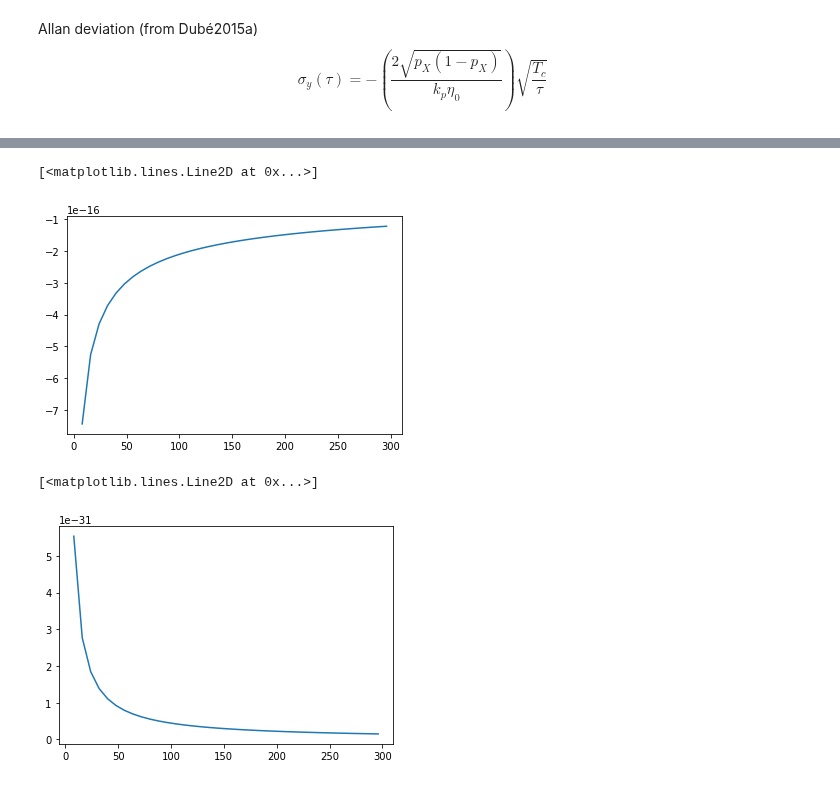
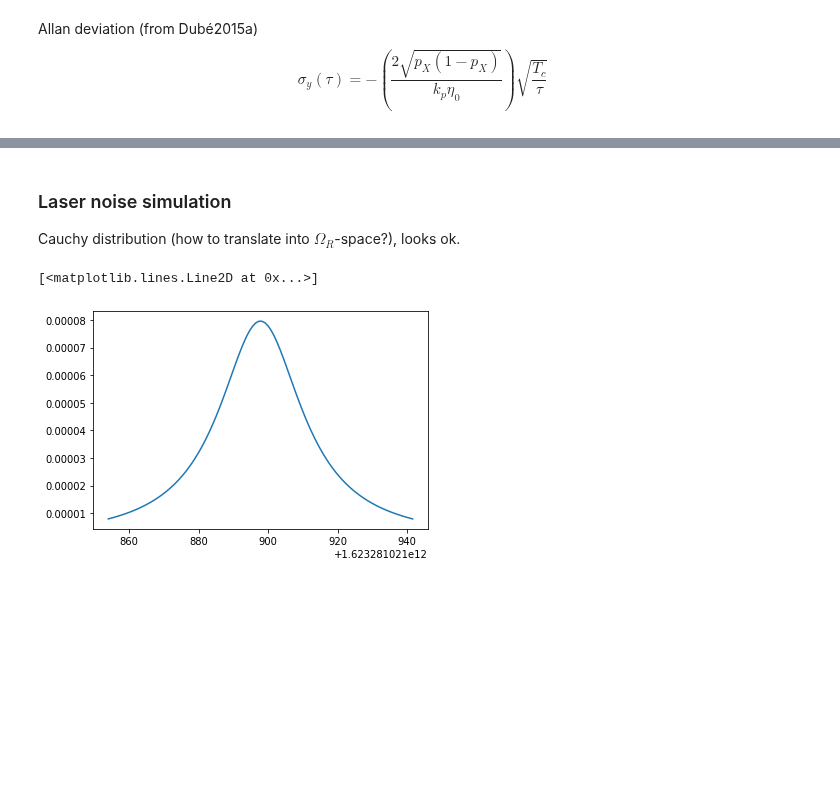
Before and after one commit to speug/srservosim, a Jupyter notebook: notebooks/servosimtests.ipynb, the cells around one changed output, grey strips where cells are left out. Drawn from its saved outputs; the diff is of its cells as text; code cells hidden in the pictures; blank space fills up the shorter version.

```diff
--- a/notebooks/servosimtests.ipynb
+++ b/notebooks/servosimtests.ipynb
@@ -124,10 +125,11 @@ Text(0.5, 0, 'Averaging time ($t_\\pi$)')
-# %%
-plt.plot(t, sigmas)
-# %% [output]
-[<matplotlib.lines.Line2D at 0x...>]
-[figure, removed]
-# %%
-plt.plot(t, np.square(sigmas))
-# %% [output]
-[<matplotlib.lines.Line2D at 0x...>]
-[figure, removed]
+# %% [markdown]
+### Laser noise simulation
+Cauchy distribution (how to translate into $\Omega_R$-space?), looks ok.
+# %%
+laser_lw = 4e3 #Hz, guess
+eta0 = 444.779e12 # transition center
+l = np.linspace(eta0 - 3*laser_lw, eta0 + 3*laser_lw, 100)
+plt.plot(l/274, cauchy.pdf(l, loc=eta0, scale=laser_lw))
+# %% [output]
+[<matplotlib.lines.Line2D at 0x...>]
+[figure, added]
```
Also changed, not shown: parts of 4 cells of this notebook.
